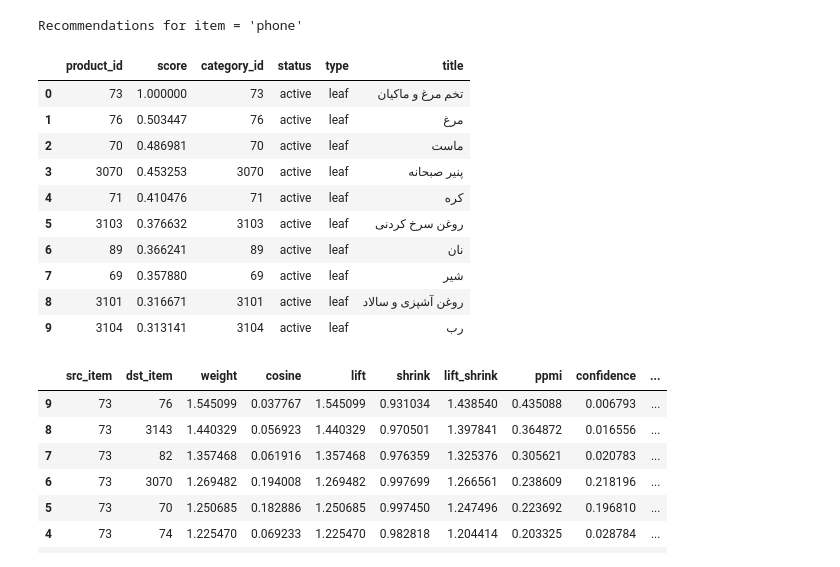
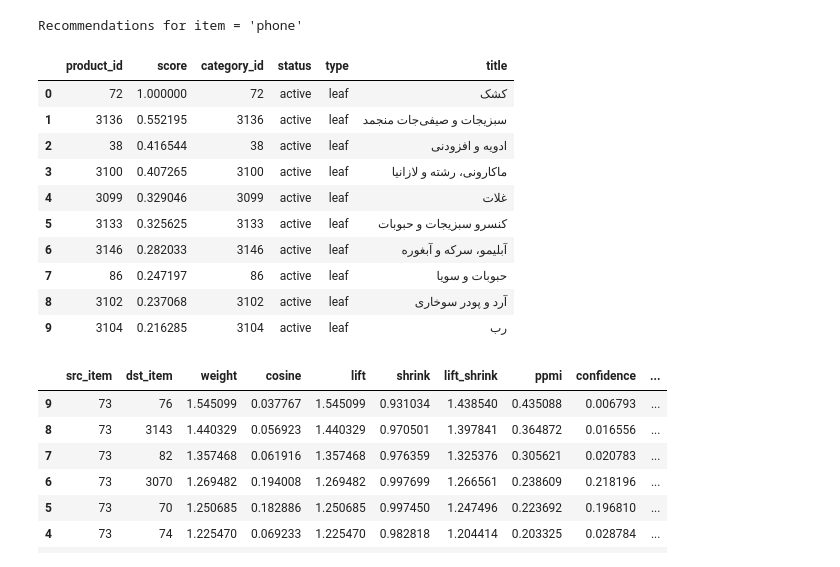
Before and after one commit to samousavizade/Recora, a Jupyter notebook: examples/item_item_graph.ipynb, the cells around one changed output. Drawn from its saved outputs; the diff is of its cells as text; code cells hidden in the pictures.

```diff
--- a/examples/item_item_graph.ipynb
+++ b/examples/item_item_graph.ipynb
@@ -778,6 +778,6 @@ def recommend_for_cart(
 df_baskets = pd.read_csv('./sample_data/baskets.csv')
 df_categories = pd.read_csv('./sample_data/categories.csv')
 # %%
-min_support = int(df_baskets['order_id'].nunique() * 0.002)
+min_support = int(df_baskets['order_id'].nunique() * 0.0025)
 min_support
 # %% [output]
@@ -791,7 +791,7 @@ edges_df, item_freq = build_copurchase_graph(
     min_item_freq=min_support,
     min_items_per_order=3,
     max_items_per_order=10,
-    weight_mode="lift",
+    weight_mode="ppmi",
     topk_neighbors=10,
 )
 
@@ -885,28 +887,28 @@ df_categories['category_id'] = df_categories['category_id'].astype(str)
 # %%
 print("\nRecommendations for item = 'phone'")
 recoms = recommend_for_item(
-    anchor_item="73",
+    anchor_item="72",
     model=model,
     item2idx=item2idx,
     idx2item=idx2item,
     top_k=10,
     exclude_self=False
 )
 
 recoms.merge(df_categories, left_on='product_id', right_on='category_id', how='left')
 # %% [output]
 Recommendations for item = 'phone'
 |  | product_id | score | category_id | status | type | title |
-| 0 | 73 | 1.000000 | 73 | active | leaf | تخم مرغ و ماکیان |
-| 1 | 76 | 0.503447 | 76 | active | leaf | مرغ |
-| 2 | 70 | 0.486981 | 70 | active | leaf | ماست |
-| 3 | 3070 | 0.453253 | 3070 | active | leaf | پنیر صبحانه |
-| 4 | 71 | 0.410476 | 71 | active | leaf | کره |
-| 5 | 3103 | 0.376632 | 3103 | active | leaf | روغن سرخ کردنی |
-| 6 | 89 | 0.366241 | 89 | active | leaf | نان |
-| 7 | 69 | 0.357880 | 69 | active | leaf | شیر |
-| 8 | 3101 | 0.316671 | 3101 | active | leaf | روغن آشپزی و سالاد |
-| 9 | 3104 | 0.313141 | 3104 | active | leaf | رب |
+| 0 | 72 | 1.000000 | 72 | active | leaf | کشک |
+| 1 | 3136 | 0.552195 | 3136 | active | leaf | سبزیجات و صیفی‌‌جات منجمد |
+| 2 | 38 | 0.416544 | 38 | active | leaf | ادویه و افزودنی |
+| 3 | 3100 | 0.407265 | 3100 | active | leaf | ماکارونی، رشته و لازانیا |
+| 4 | 3099 | 0.329046 | 3099 | active | leaf | غلات |
+| 5 | 3133 | 0.325625 | 3133 | active | leaf | کنسرو سبزیجات و حبوبات |
+| 6 | 3146 | 0.282033 | 3146 | active | leaf | آبلیمو، سرکه و آبغوره |
+| 7 | 86 | 0.247197 | 86 | active | leaf | حبوبات و سویا |
+| 8 | 3102 | 0.237068 | 3102 | active | leaf | آرد و پودر سوخاری |
+| 9 | 3104 | 0.216285 | 3104 | active | leaf | رب |
 # %%
 edges_df[(edges_df['src_item'] == "73")].merge(df_categories, left_on='dst_item', right_on='category_id', how='left').sort_values(by='weight', ascending=False).head(50)
 # %% [output]
```
Also changed, not shown: parts of 4 cells of this notebook, 2 other files.
